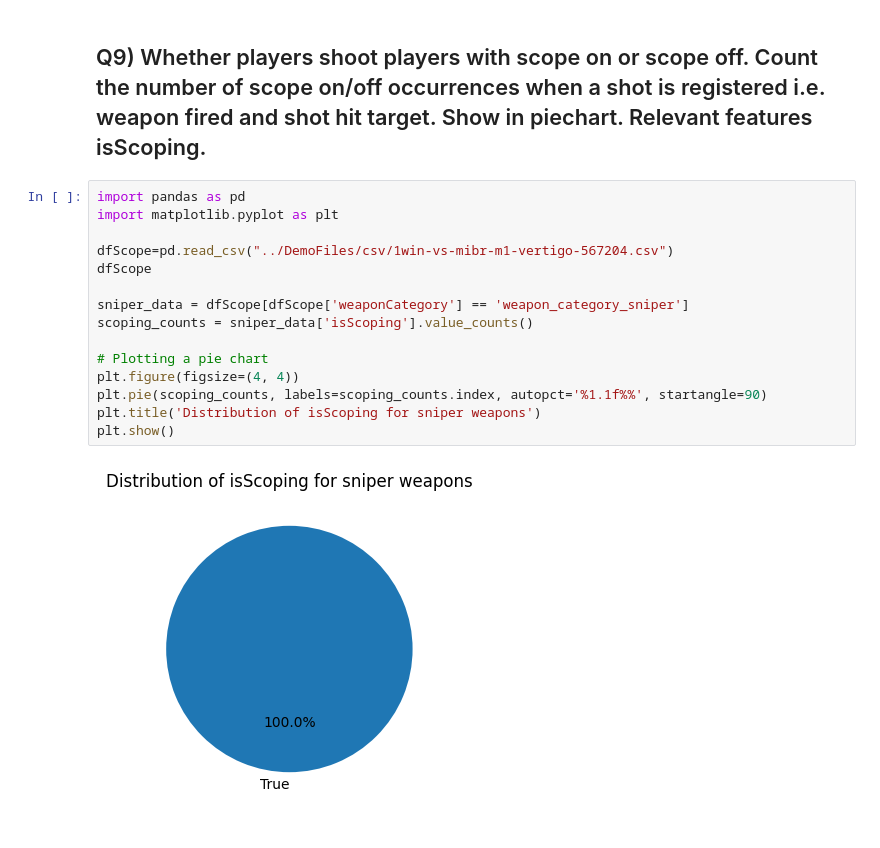
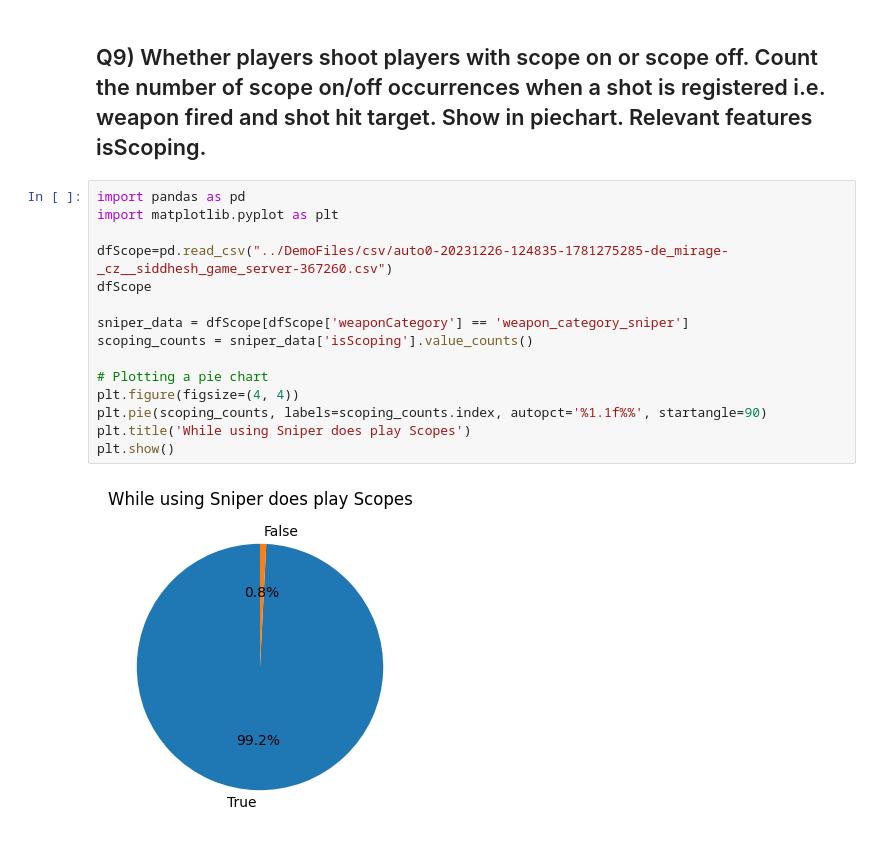
Before and after one commit to YAA-C/GEPCS, a Jupyter notebook: visualization/Shubham [Visualization].ipynb, the cells around one changed output. Drawn from its saved outputs; the diff is of its cells as text.

Commit message:
#9 visuals final modifications

```diff
--- a/visualization/Shubham [Visualization].ipynb
+++ b/visualization/Shubham [Visualization].ipynb
@@ -123,20 +123,20 @@ plt.show()
 # %%
 import pandas as pd
 import matplotlib.pyplot as plt
 
-dfScope=pd.read_csv("../DemoFiles/csv/1win-vs-mibr-m1-vertigo-567204.csv")
+dfScope=pd.read_csv("../DemoFiles/csv/auto0-20231226-124835-1781275285-de_mirage-_cz__siddhesh_game_server-367260.csv")
 dfScope
 
 sniper_data = dfScope[dfScope['weaponCategory'] == 'weapon_category_sniper']
 scoping_counts = sniper_data['isScoping'].value_counts()
 
 # Plotting a pie chart
 plt.figure(figsize=(4, 4))
 plt.pie(scoping_counts, labels=scoping_counts.index, autopct='%1.1f%%', startangle=90)
-plt.title('Distribution of isScoping for sniper weapons')
+plt.title('While using Sniper does play Scopes')
 plt.show()
 # %% [output]
-[figure, old version]
+[figure, new version]
 # %%
 import pandas as pd
 import matplotlib.pyplot as plt
```
Also changed, not shown: parts of 1 cell of this notebook.
